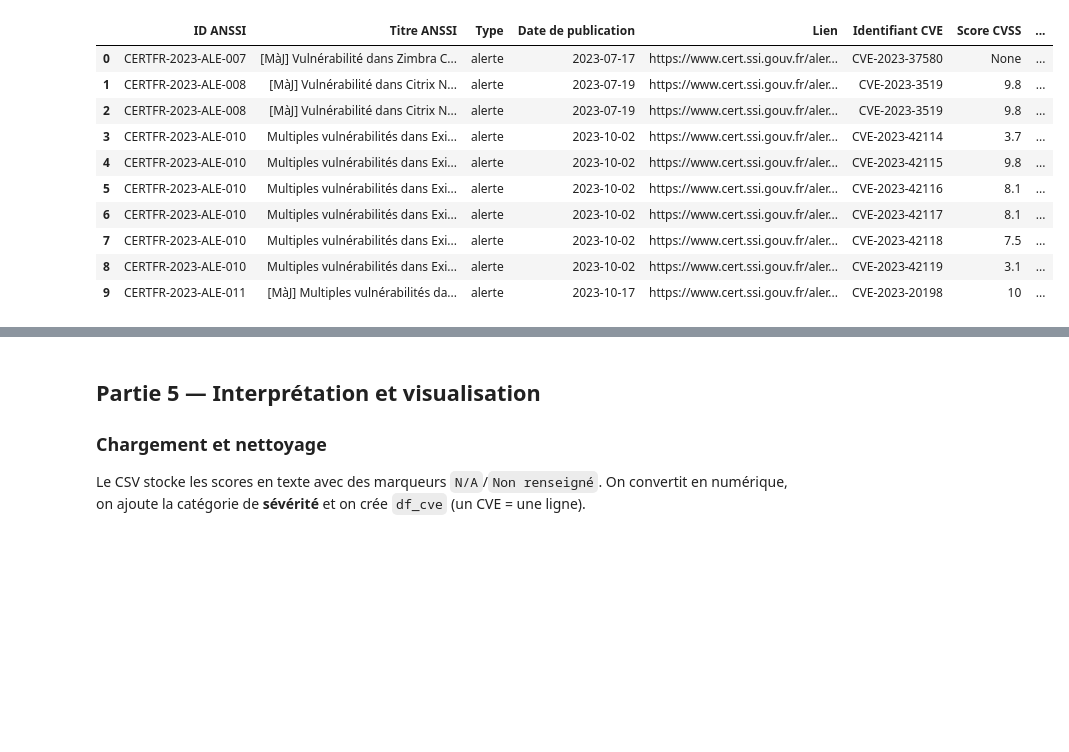
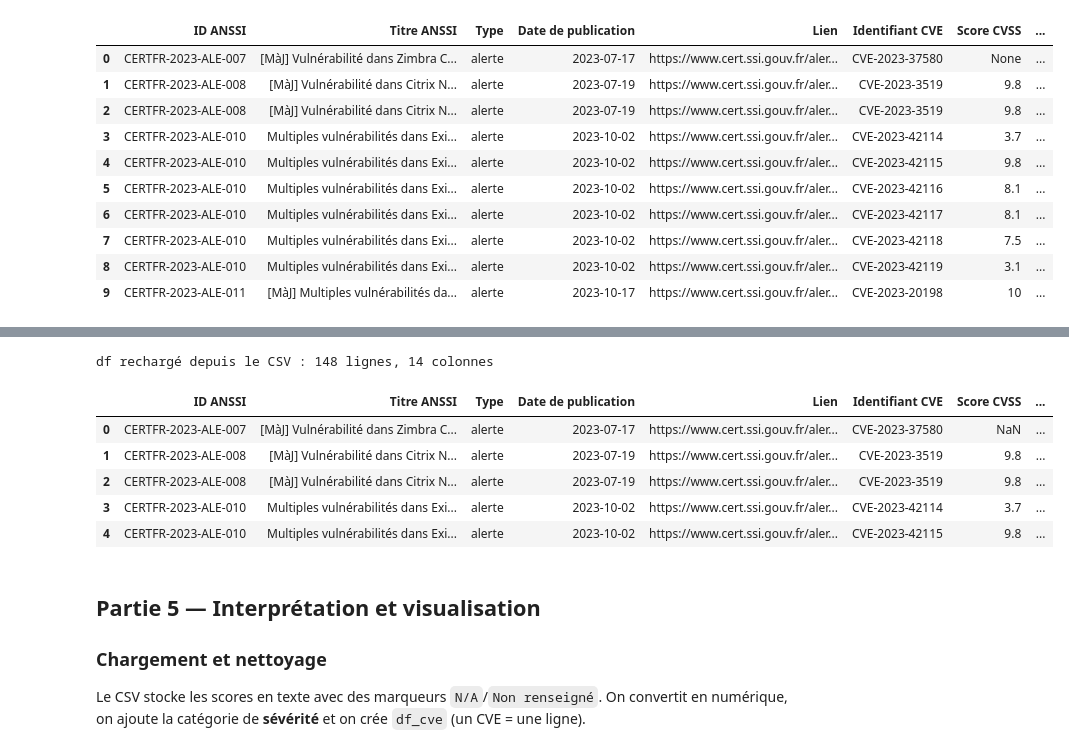
Before and after one commit to JeanKevin56/FR-ALERT, a Jupyter notebook: fonctions_extractions.ipynb, the cells around one changed output, grey strips where cells are left out. Drawn from its saved outputs; the diff is of its cells as text; code cells hidden in the pictures; blank space fills up the shorter version.

```diff
--- a/fonctions_extractions.ipynb
+++ b/fonctions_extractions.ipynb
@@ -727,3 +735,22 @@ Fichier 'donnees_enrichies.csv' ecrit.
+# %%
+# =============================================================
+# Reprise rapide : recharge df depuis le CSV déjà généré
+# =============================================================
+# À exécuter À LA PLACE de toute la partie 4 si donnees_enrichies.csv
+# existe déjà. Ne refait aucun appel réseau.
+import pandas as pd
+
+df = pd.read_csv("donnees_enrichies.csv")
+print(f"df rechargé depuis le CSV : {df.shape[0]} lignes, {df.shape[1]} colonnes")
+df.head(5)
+# %% [output]
+df rechargé depuis le CSV : 148 lignes, 14 colonnes
+|  | ID ANSSI | Titre ANSSI | Type | Date de publication | Lien | Identifiant CVE | Score CVSS | ... |
+| 0 | CERTFR-2023-ALE-007 | [MàJ] Vulnérabilité dans Zimbra C... | alerte | 2023-07-17 | https://www.cert.ssi.gouv.fr/aler... | CVE-2023-37580 | NaN | ... |
+| 1 | CERTFR-2023-ALE-008 | [MàJ] Vulnérabilité dans Citrix N... | alerte | 2023-07-19 | https://www.cert.ssi.gouv.fr/aler... | CVE-2023-3519 | 9.8 | ... |
+| 2 | CERTFR-2023-ALE-008 | [MàJ] Vulnérabilité dans Citrix N... | alerte | 2023-07-19 | https://www.cert.ssi.gouv.fr/aler... | CVE-2023-3519 | 9.8 | ... |
+| 3 | CERTFR-2023-ALE-010 | Multiples vulnérabilités dans Exi... | alerte | 2023-10-02 | https://www.cert.ssi.gouv.fr/aler... | CVE-2023-42114 | 3.7 | ... |
+| 4 | CERTFR-2023-ALE-010 | Multiples vulnérabilités dans Exi... | alerte | 2023-10-02 | https://www.cert.ssi.gouv.fr/aler... | CVE-2023-42115 | 9.8 | ... |
 # %% [markdown]
 ## Partie 5 — Interprétation et visualisation
 
```
Also changed, not shown: parts of 12 cells of this notebook.
